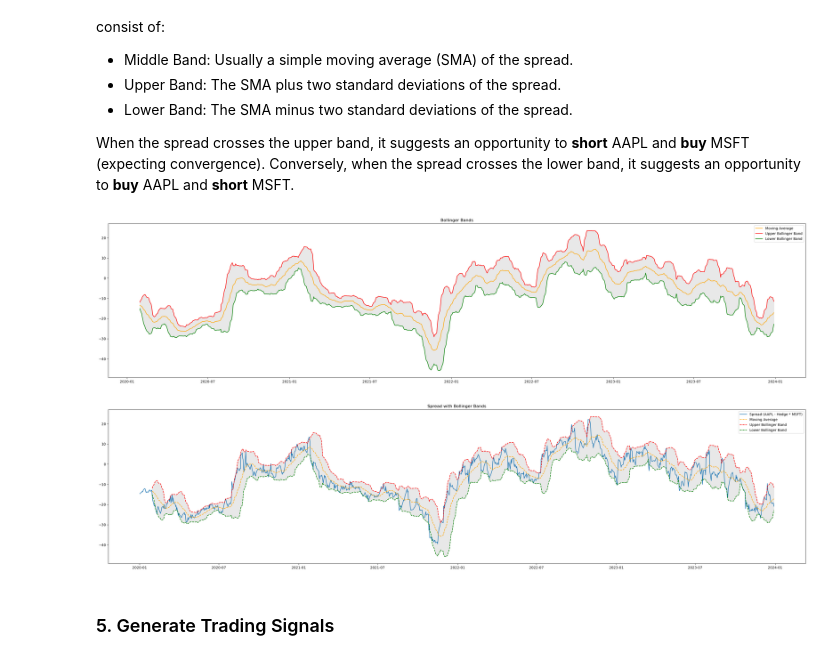
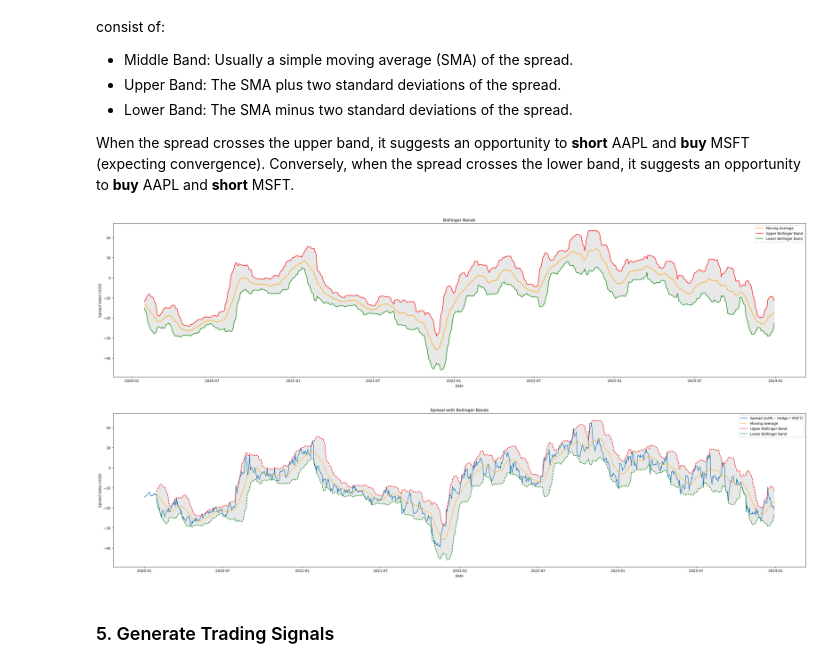
Before and after one commit to loyiwen/PairsTradingBot, a Jupyter notebook: pairs_trading_logic.ipynb, the cells around one changed output. Saved outputs shown, nothing was run; the diff lists cells and outputs as text; code cells hidden in the pictures.

```diff
--- a/pairs_trading_logic.ipynb
+++ b/pairs_trading_logic.ipynb
@@ -106,38 +113,40 @@ upper_band = rolling_mean + (2 * rolling_std)
 lower_band = rolling_mean - (2 * rolling_std)
 
 
 # Plot Bollinger Bands
 plt.figure(figsize=(36, 8))
-
 plt.plot(rolling_mean, label='Moving Average', color='orange')
 plt.plot(upper_band, label='Upper Bollinger Band', color='red')
 plt.plot(lower_band, label='Lower Bollinger Band', color='green')
 
 plt.fill_between(spread.index, upper_band, lower_band, color='lightgray', alpha=0.5)
 
 plt.title('Bollinger Bands')
+plt.xlabel('Date')
+plt.ylabel('Spread Value (USD)')
 plt.legend()
 
 plt.show()
 
 
 # Plot Bollinger Bands with spread
 plt.figure(figsize=(36, 8))
-
 plt.plot(spread, label='Spread (AAPL - Hedge * MSFT)')
 plt.plot(rolling_mean, label='Moving Average', color='orange', linestyle='--')
 plt.plot(upper_band, label='Upper Bollinger Band', color='red', linestyle='--')
 plt.plot(lower_band, label='Lower Bollinger Band', color='green', linestyle='--')
 
 plt.fill_between(spread.index, upper_band, lower_band, color='lightgray', alpha=0.5)
 
 plt.title('Spread with Bollinger Bands')
+plt.xlabel('Date')
+plt.ylabel('Spread Value (USD)')
+
 plt.legend()
-
 plt.show()
 # %% [output]
-[figure, old version]
+[figure, new version]
-[figure, old version]
+[figure, new version]
 # %% [markdown]
 ### 5. Generate Trading Signals
 # %% [markdown]
```
Also changed, not shown: parts of 6 cells of this notebook.
